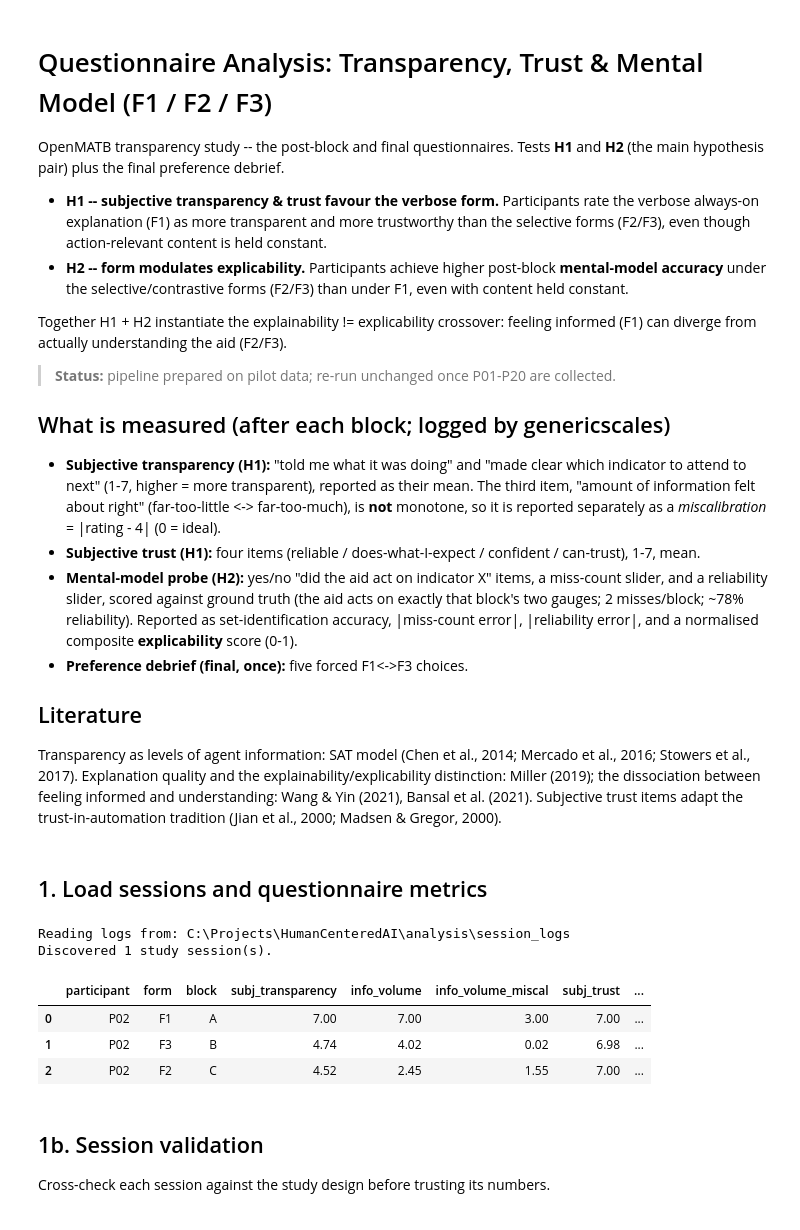
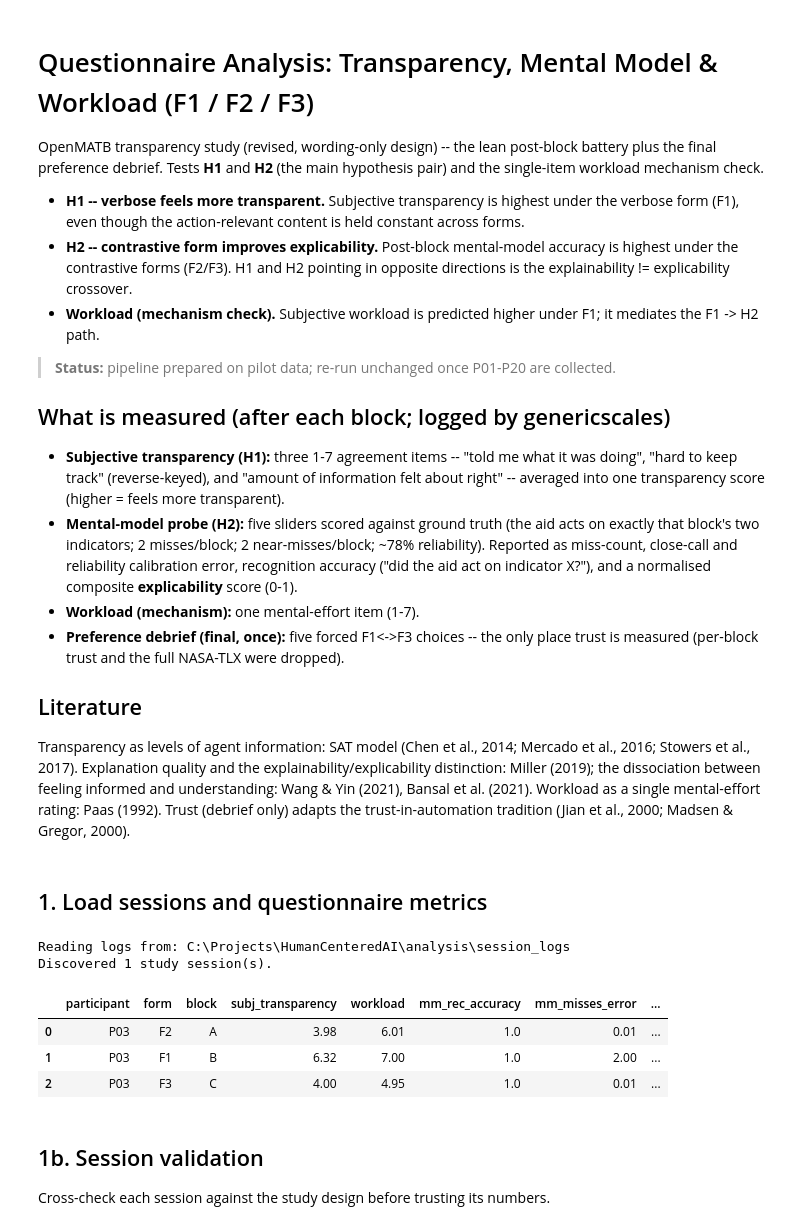
Before and after one commit to AndreaThelen/HumanCenteredAI, a Jupyter notebook: analysis/notebooks/03_questionnaires.ipynb, the cells around one changed output. Saved outputs shown, nothing was run; the diff lists cells and outputs as text; code cells hidden in the pictures.

```diff
--- a/analysis/notebooks/03_questionnaires.ipynb
+++ b/analysis/notebooks/03_questionnaires.ipynb
@@ -1,37 +1,35 @@
 # %% [markdown]
-# Questionnaire Analysis: Transparency, Trust & Mental Model (F1 / F2 / F3)
+# Questionnaire Analysis: Transparency, Mental Model & Workload (F1 / F2 / F3)
 
-OpenMATB transparency study -- the post-block and final questionnaires. Tests
-**H1** and **H2** (the main hypothesis pair) plus the final preference debrief.
+OpenMATB transparency study (revised, wording-only design) -- the lean post-block
+battery plus the final preference debrief. Tests **H1** and **H2** (the main
+hypothesis pair) and the single-item workload mechanism check.
 
-- **H1 -- subjective transparency & trust favour the verbose form.** Participants
-  rate the verbose always-on explanation (F1) as more transparent and more
-  trustworthy than the selective forms (F2/F3), even though action-relevant
-  content is held constant.
-- **H2 -- form modulates explicability.** Participants achieve higher post-block
-  **mental-model accuracy** under the selective/contrastive forms (F2/F3) than
-  under F1, even with content held constant.
-
-Together H1 + H2 instantiate the explainability != explicability crossover:
-feeling informed (F1) can diverge from actually understanding the aid (F2/F3).
+- **H1 -- verbose feels more transparent.** Subjective transparency is highest
+  under the verbose form (F1), even though the action-relevant content is held
+  constant across forms.
+- **H2 -- contrastive form improves explicability.** Post-block mental-model
+  accuracy is highest under the contrastive forms (F2/F3). H1 and H2 pointing in
+  opposite directions is the explainability != explicability crossover.
+- **Workload (mechanism check).** Subjective workload is predicted higher under
+  F1; it mediates the F1 -> H2 path.
 
 > **Status:** pipeline prepared on pilot data; re-run unchanged once P01-P20 are collected.
 
 ## What is measured (after each block; logged by genericscales)
 
-- **Subjective transparency (H1):** "told me what it was doing" and "made clear
-  which indicator to attend to next" (1-7, higher = more transparent), reported as
-  their mean. The third item, "amount of information felt about right"
-  (far-too-little <-> far-too-much), is **not** monotone, so it is reported
-  separately as a *miscalibration* = |rating - 4| (0 = ideal).
-- **Subjective trust (H1):** four items (reliable / does-what-I-expect /
-  confident / can-trust), 1-7, mean.
-- **Mental-model probe (H2):** yes/no "did the aid act on indicator X" items,
-  a miss-count slider, and a reliability slider, scored against ground truth
-  (the aid acts on exactly that block's two gauges; 2 misses/block; ~78%
-  reliability). Reported as set-identification accuracy, |miss-count error|,
-  |reliability error|, and a normalised composite **explicability** score (0-1).
-- **Preference debrief (final, once):** five forced F1<->F3 choices.
+- **Subjective transparency (H1):** three 1-7 agreement items -- "told me what it
+  was doing", "hard to keep track" (reverse-keyed), and "amount of information
+  felt about right" -- averaged into one transparency score (higher = feels more
+  transparent).
+- **Mental-model probe (H2):** five sliders scored against ground truth (the aid
+  acts on exactly that block's two indicators; 2 misses/block; 2 near-misses/block;
+  ~78% reliability). Reported as miss-count, close-call and reliability calibration
+  error, recognition accuracy ("did the aid act on indicator X?"), and a normalised
+  composite **explicability** score (0-1).
+- **Workload (mechanism):** one mental-effort item (1-7).
+- **Preference debrief (final, once):** five forced F1<->F3 choices -- the only
+  place trust is measured (per-block trust and the full NASA-TLX were dropped).
 
 ## Literature
 
@@ -39,8 +37,8 @@ Transparency as levels of agent information: SAT model (Chen et al., 2014;
 Mercado et al., 2016; Stowers et al., 2017). Explanation quality and the
 explainability/explicability distinction: Miller (2019); the dissociation between
 feeling informed and understanding: Wang & Yin (2021), Bansal et al. (2021).
-Subjective trust items adapt the trust-in-automation tradition (Jian et al., 2000;
-Madsen & Gregor, 2000).
+Workload as a single mental-effort rating: Paas (1992). Trust (debrief only)
+adapts the trust-in-automation tradition (Jian et al., 2000; Madsen & Gregor, 2000).
 # %%
 import sys
 from pathlib import Path
@@ -65,22 +63,23 @@ OUT.mkdir(exist_ok=True)
 # %%
 sessions = find_study_sessions()
 print(f"Reading logs from: {DEFAULT_SESSIONS_DIR}")
 print(f"Discovered {len(sessions)} study session(s).")
 if not sessions:
     print("No logs yet. Copy the relevant OpenMATB session CSVs into")
     print("analysis/session_logs/ and re-run this notebook.")
 
 table = build_metrics_table(sessions)
-q_cols = ["subj_transparency", "info_volume", "info_volume_miscal", "subj_trust",
-          "mm_set_accuracy", "mm_skipped_error", "mm_reliability_error", "mm_explicability"]
+q_cols = ["subj_transparency", "workload",
+          "mm_rec_accuracy", "mm_misses_error", "mm_closecalls_error",
+          "mm_reliability_error", "mm_explicability"]
 table[["participant", "form", "block"] + q_cols].round(2)
 # %% [output]
 Reading logs from: C:\Projects\HumanCenteredAI\analysis\session_logs
 Discovered 1 study session(s).
-|  | participant | form | block | subj_transparency | info_volume | info_volume_miscal | subj_trust | ... |
-| 0 | P02 | F1 | A | 7.00 | 7.00 | 3.00 | 7.00 | ... |
-| 1 | P02 | F3 | B | 4.74 | 4.02 | 0.02 | 6.98 | ... |
-| 2 | P02 | F2 | C | 4.52 | 2.45 | 1.55 | 7.00 | ... |
+|  | participant | form | block | subj_transparency | workload | mm_rec_accuracy | mm_misses_error | ... |
+| 0 | P03 | F2 | A | 3.98 | 6.01 | 1.0 | 0.01 | ... |
+| 1 | P03 | F1 | B | 6.32 | 7.00 | 1.0 | 2.00 | ... |
+| 2 | P03 | F3 | C | 4.00 | 4.95 | 1.0 | 0.01 | ... |
 # %% [markdown]
 ## 1b. Session validation
 
```
Also changed, not shown: parts of 9 cells of this notebook, 13 other files.
